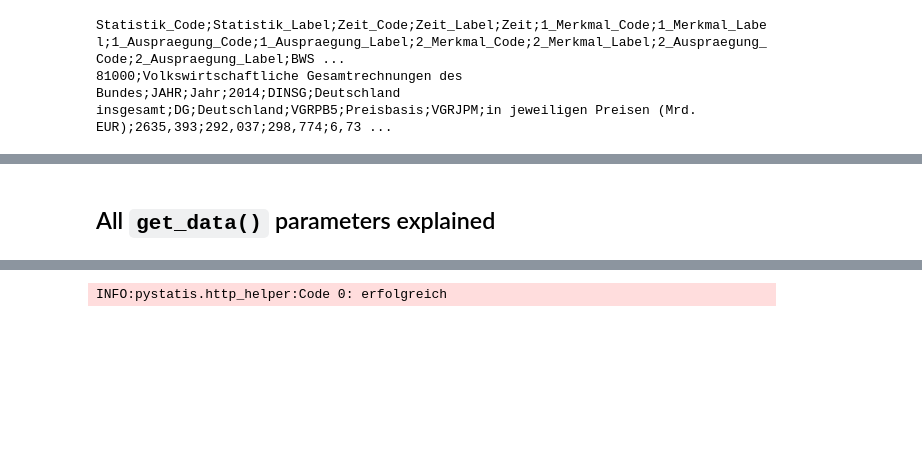
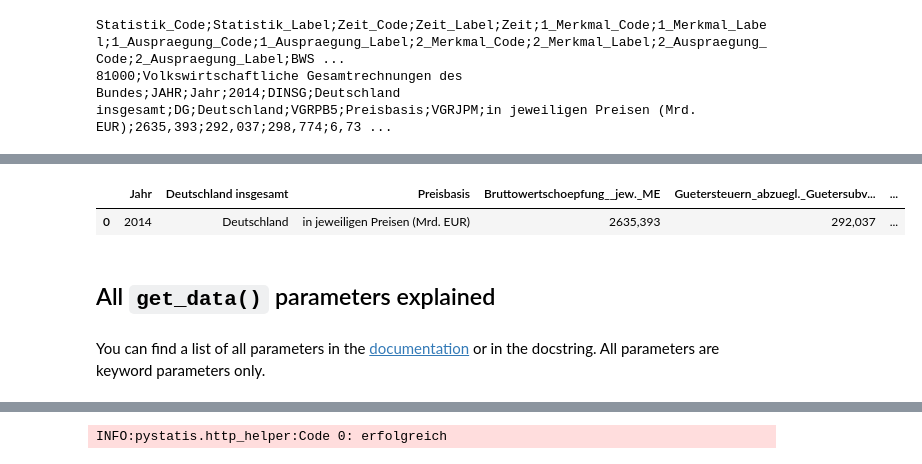
Before and after one commit to CorrelAid/pystatis, a Jupyter notebook: nb/01_table.ipynb, the cells around one changed output, grey strips where cells are left out. Drawn from its saved outputs; the diff is of its cells as text; code cells hidden in the pictures; blank space fills up the shorter version.

Commit message:
update table guide

```diff
--- a/nb/01_table.ipynb
+++ b/nb/01_table.ipynb
@@ -81,2 +112,9 @@ Statistik_Code;Statistik_Label;Zeit_Code;Zeit_Label;Zeit;1_Merkmal_Code;1_Merkma
+# %%
+t.data.head(1)
+# %% [output]
+|  | Jahr | Deutschland insgesamt | Preisbasis | Bruttowertschoepfung__jew._ME | Guetersteuern_abzuegl._Guetersubv... | ... |
+| 0 | 2014 | Deutschland | in jeweiligen Preisen (Mrd. EUR) | 2635,393 | 292,037 | ... |
 # %% [markdown]
 ## All `get_data()` parameters explained
+# %% [markdown]
+You can find a list of all parameters in the [documentation](https://correlaid.github.io/pystatis/dev/pystatis.html#pystatis.table.Table.get_data) or in the docstring. All parameters are keyword parameters only.
```
Also changed, not shown: parts of 5 cells of this notebook.
